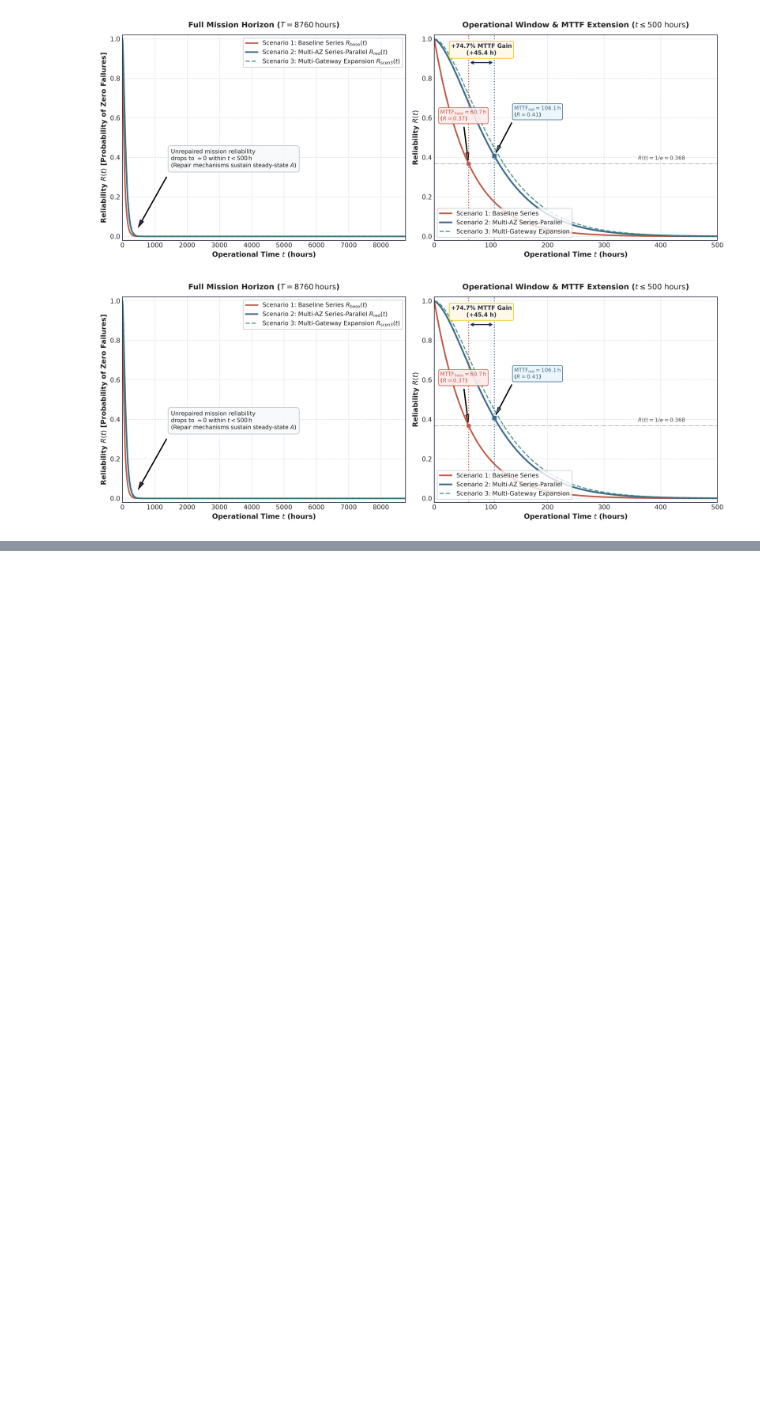
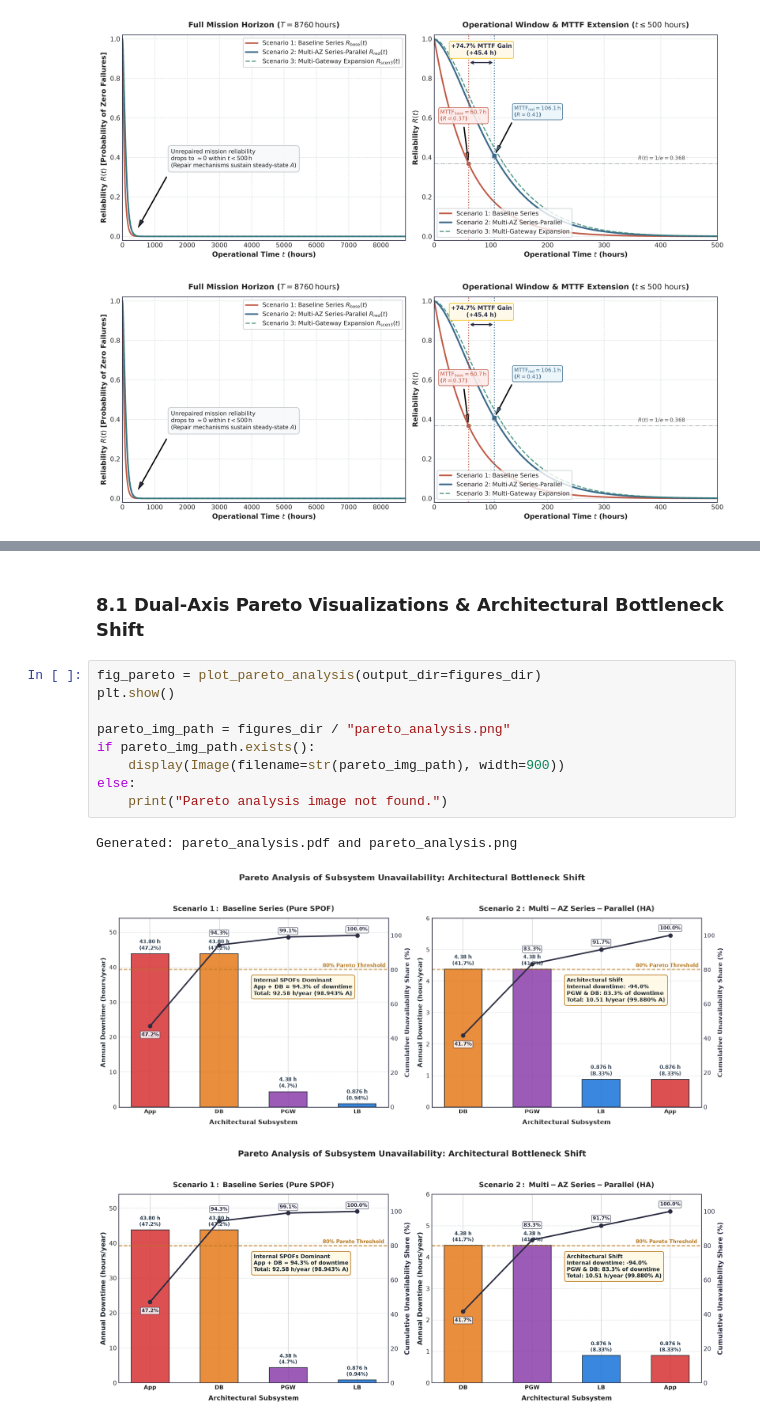
Before and after one commit to wrlxavier/system-reliability-engineering, a Jupyter notebook: notebooks/01_analytical_modeling.ipynb, the cells around one changed output, grey strips where cells are left out. Cells and saved outputs as stored; diff of their text form; blank space fills up the shorter version.

```diff
--- a/notebooks/01_analytical_modeling.ipynb
+++ b/notebooks/01_analytical_modeling.ipynb
@@ -399,0 +468,15 @@ Saved: /home/xavier/dev/system-reliability-engineering/reports/figures/reliabili
+# %% [markdown]
+### 8.1 Dual-Axis Pareto Visualizations & Architectural Bottleneck Shift
+# %%
+fig_pareto = plot_pareto_analysis(output_dir=figures_dir)
+plt.show()
+
+pareto_img_path = figures_dir / "pareto_analysis.png"
+if pareto_img_path.exists():
+    display(Image(filename=str(pareto_img_path), width=900))
+else:
+    print("Pareto analysis image not found.")
+# %% [output]
+Generated: pareto_analysis.pdf and pareto_analysis.png
+[figure, added]
+[figure, added]
```
Also changed, not shown: parts of 6 cells of this notebook, 22 other files.
